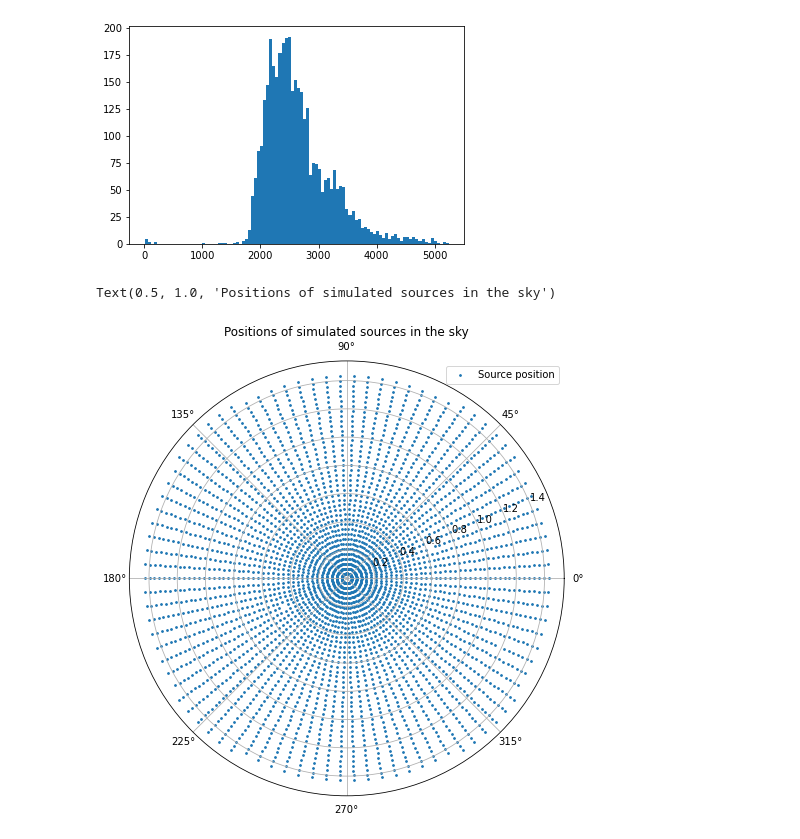
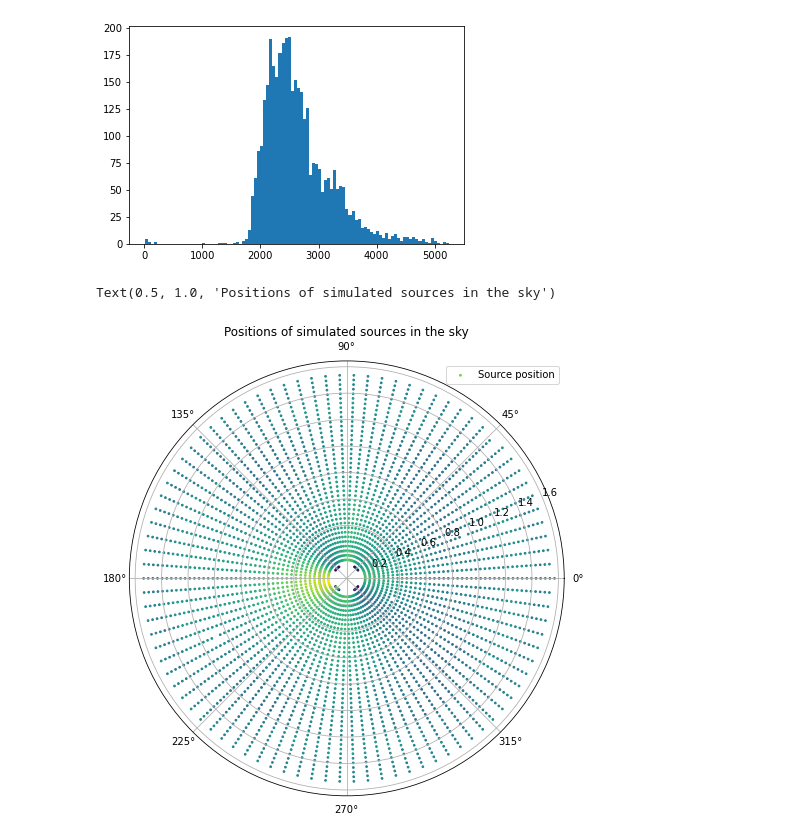
Before and after one commit to vuillaut/DeepIntegralCompton, a Jupyter notebook: examples/generate_angles_dataset.ipynb, the cells around one changed output. Cells and saved outputs as stored; diff of their text form; code cells hidden in the pictures.

```diff
--- a/examples/generate_angles_dataset.ipynb
+++ b/examples/generate_angles_dataset.ipynb
@@ -42,8 +42,8 @@ plt.hist(lengths, bins=100);
 # %%
 from deepcompton.vizualisation import plot_source_pos
 # %%
-ax = plot_source_pos(np.deg2rad(tab['src_theta']), np.deg2rad(tab['src_phi']), figsize=(10,8), s=3)
+ax = plot_source_pos(np.pi/2. - np.deg2rad(tab['src_theta']), np.deg2rad(tab['src_phi']), figsize=(10,8), s=3, c=lengths)
 ax.set_title('Positions of simulated sources in the sky')
 # %% [output]
 Text(0.5, 1.0, 'Positions of simulated sources in the sky')
-[figure, old version]
+[figure, new version]
```
